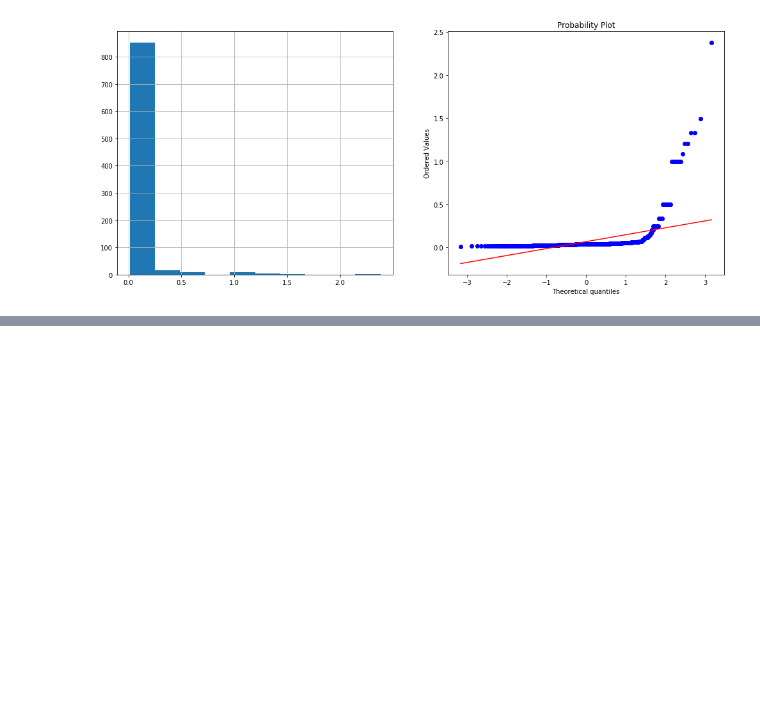
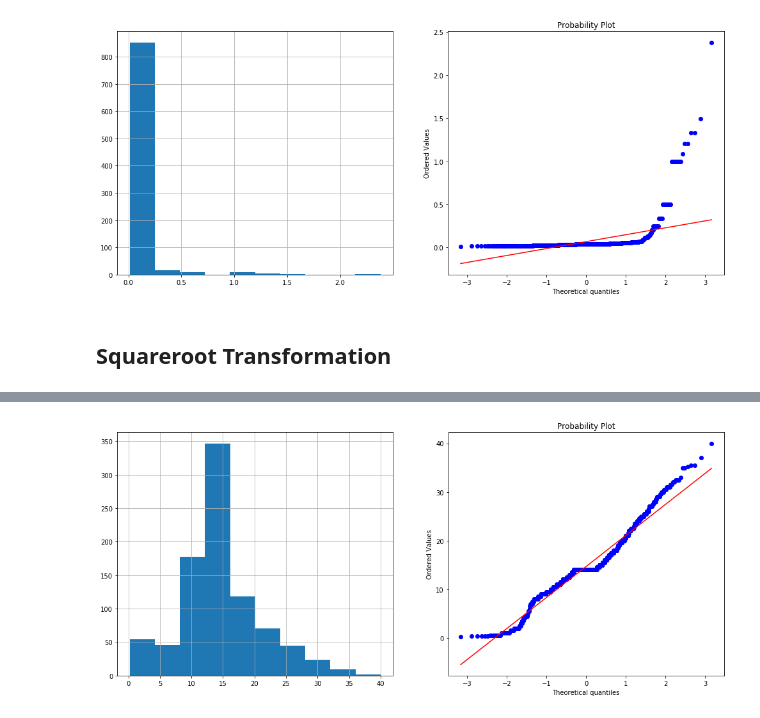
Before and after one commit to dheeraj-2000/EDA-FeatureEng-FeatureSelection-Prediction, a Jupyter notebook: Feature_Engineering/Guassian Transformation/Logarithmic Transformation.ipynb, the cells around one changed output, grey strips where cells are left out. Cells and saved outputs as stored; diff of their text form; code cells hidden in the pictures; blank space fills up the shorter version.

Commit message:
Added Squareroot Tranformation

```diff
--- a/Feature_Engineering/Guassian Transformation/Logarithmic Transformation.ipynb
+++ b/Feature_Engineering/Guassian Transformation/Logarithmic Transformation.ipynb
@@ -69,3 +69,9 @@ plot_fun(df, 'Age_reciprocal')
 [interactive output not drawn]
 [interactive output not drawn]
 [figure]
+# %% [markdown]
+## Squareroot Transformation
+# %%
+df['Age_sqroot'] = df['Age']**1/2
+plot_fun(df, 'Age_sqroot')
+# %% [output]
@@ -71,0 +81 @@ plot_fun(df, 'Age_reciprocal')
+[figure, added]
```
Also changed, not shown: parts of 1 cell of this notebook.
